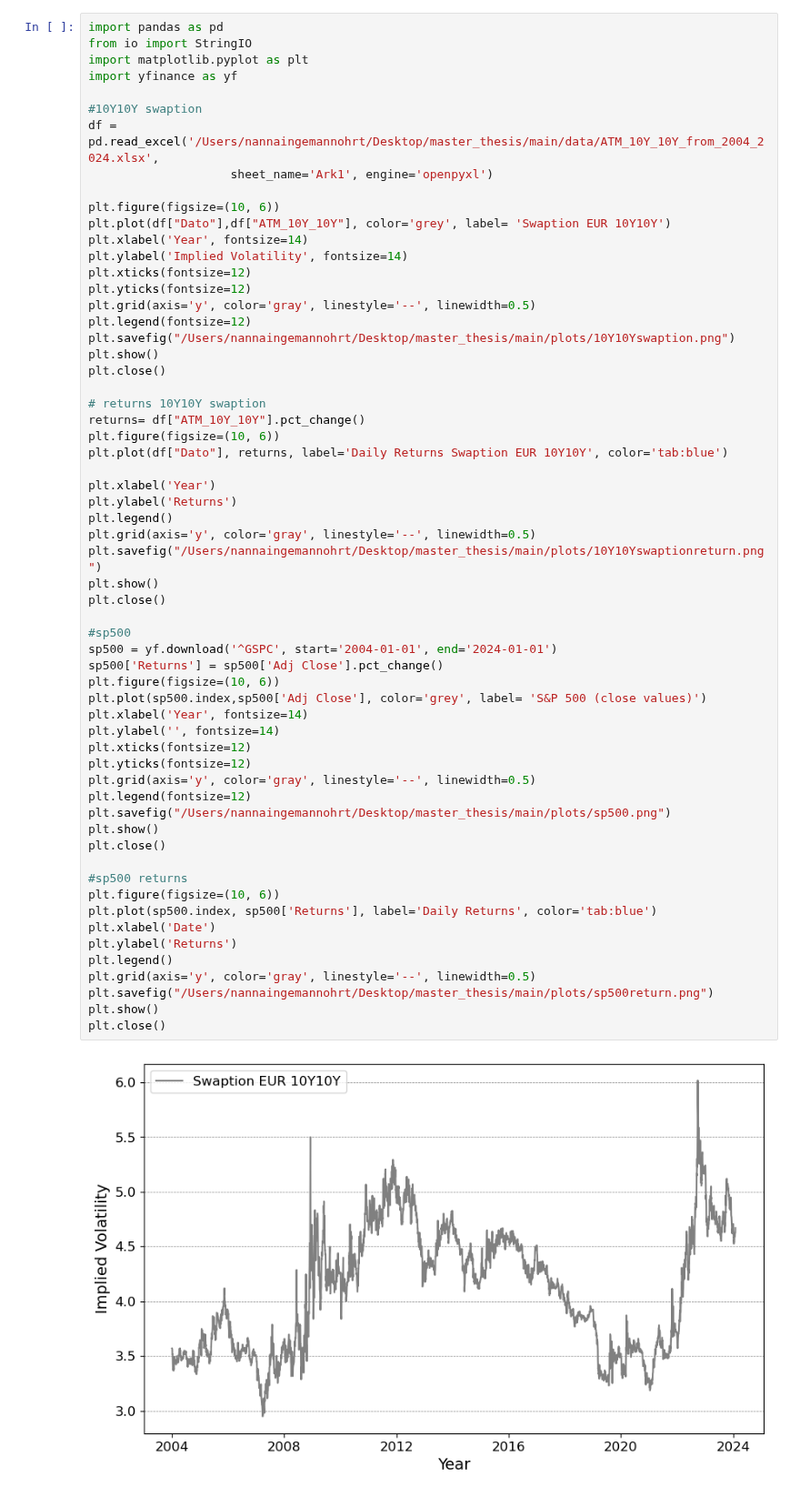
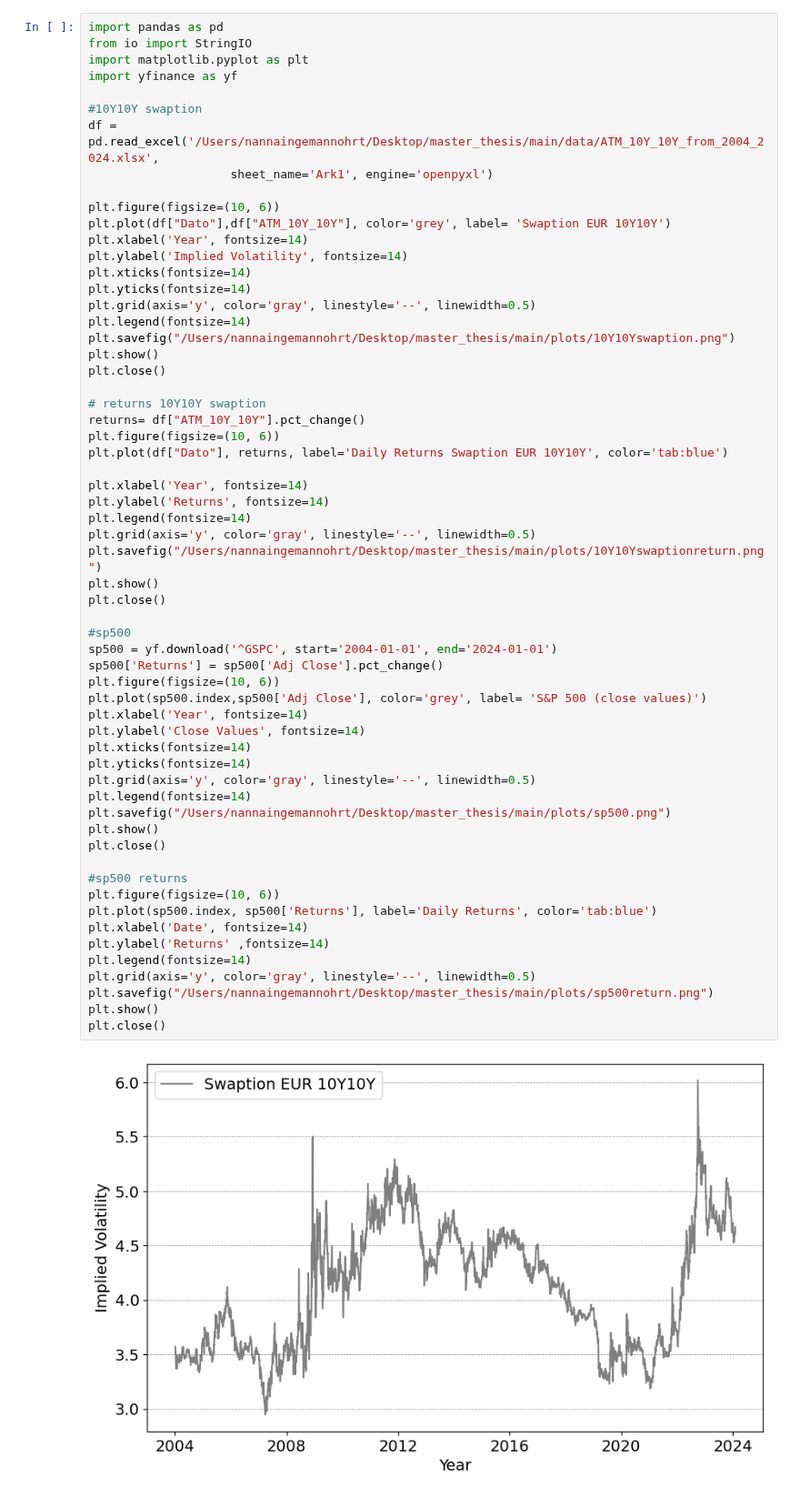
Before and after one commit to NannaOhrt/master_thesis, a Jupyter notebook: main/code/used_code/constant_volatility.ipynb, the cells around one changed output. Shown at 91% size. Saved outputs shown, nothing was run; the diff lists cells and outputs as text.

Commit message:
change plots

```diff
--- a/main/code/used_code/constant_volatility.ipynb
+++ b/main/code/used_code/constant_volatility.ipynb
@@ -12,51 +12,51 @@ plt.figure(figsize=(10, 6))
 plt.plot(df["Dato"],df["ATM_10Y_10Y"], color='grey', label= 'Swaption EUR 10Y10Y')
 plt.xlabel('Year', fontsize=14)
 plt.ylabel('Implied Volatility', fontsize=14)
-plt.xticks(fontsize=12)
-plt.yticks(fontsize=12)
+plt.xticks(fontsize=14)
+plt.yticks(fontsize=14)
 plt.grid(axis='y', color='gray', linestyle='--', linewidth=0.5)
-plt.legend(fontsize=12)
+plt.legend(fontsize=14)
 plt.savefig("/Users/nannaingemannohrt/Desktop/master_thesis/main/plots/10Y10Yswaption.png")
 plt.show()
 plt.close()
 
 # returns 10Y10Y swaption
 returns= df["ATM_10Y_10Y"].pct_change()
 plt.figure(figsize=(10, 6))
 plt.plot(df["Dato"], returns, label='Daily Returns Swaption EUR 10Y10Y', color='tab:blue')
 
-plt.xlabel('Year')
-plt.ylabel('Returns')
-plt.legend()
+plt.xlabel('Year', fontsize=14)
+plt.ylabel('Returns', fontsize=14)
+plt.legend(fontsize=14)
 plt.grid(axis='y', color='gray', linestyle='--', linewidth=0.5)
 plt.savefig("/Users/nannaingemannohrt/Desktop/master_thesis/main/plots/10Y10Yswaptionreturn.png")
 plt.show()
 plt.close()
 
 #sp500
 sp500 = yf.download('^GSPC', start='2004-01-01', end='2024-01-01')
 sp500['Returns'] = sp500['Adj Close'].pct_change()
 plt.figure(figsize=(10, 6))
 plt.plot(sp500.index,sp500['Adj Close'], color='grey', label= 'S&P 500 (close values)')
 plt.xlabel('Year', fontsize=14)
-plt.ylabel('', fontsize=14)
-plt.xticks(fontsize=12)
-plt.yticks(fontsize=12)
+plt.ylabel('Close Values', fontsize=14)
+plt.xticks(fontsize=14)
+plt.yticks(fontsize=14)
 plt.grid(axis='y', color='gray', linestyle='--', linewidth=0.5)
-plt.legend(fontsize=12)
+plt.legend(fontsize=14)
 plt.savefig("/Users/nannaingemannohrt/Desktop/master_thesis/main/plots/sp500.png")
 plt.show()
 plt.close()
 
 #sp500 returns
 plt.figure(figsize=(10, 6))
 plt.plot(sp500.index, sp500['Returns'], label='Daily Returns', color='tab:blue')
-plt.xlabel('Date')
-plt.ylabel('Returns')
-plt.legend()
+plt.xlabel('Date', fontsize=14)
+plt.ylabel('Returns' ,fontsize=14)
+plt.legend(fontsize=14)
 plt.grid(axis='y', color='gray', linestyle='--', linewidth=0.5)
 plt.savefig("/Users/nannaingemannohrt/Desktop/master_thesis/main/plots/sp500return.png")
 plt.show()
 plt.close()
 # %% [output]
-[figure, old version]
+[figure, new version]
```
Also changed, not shown: parts of 1 cell of this notebook, 6 other files.
